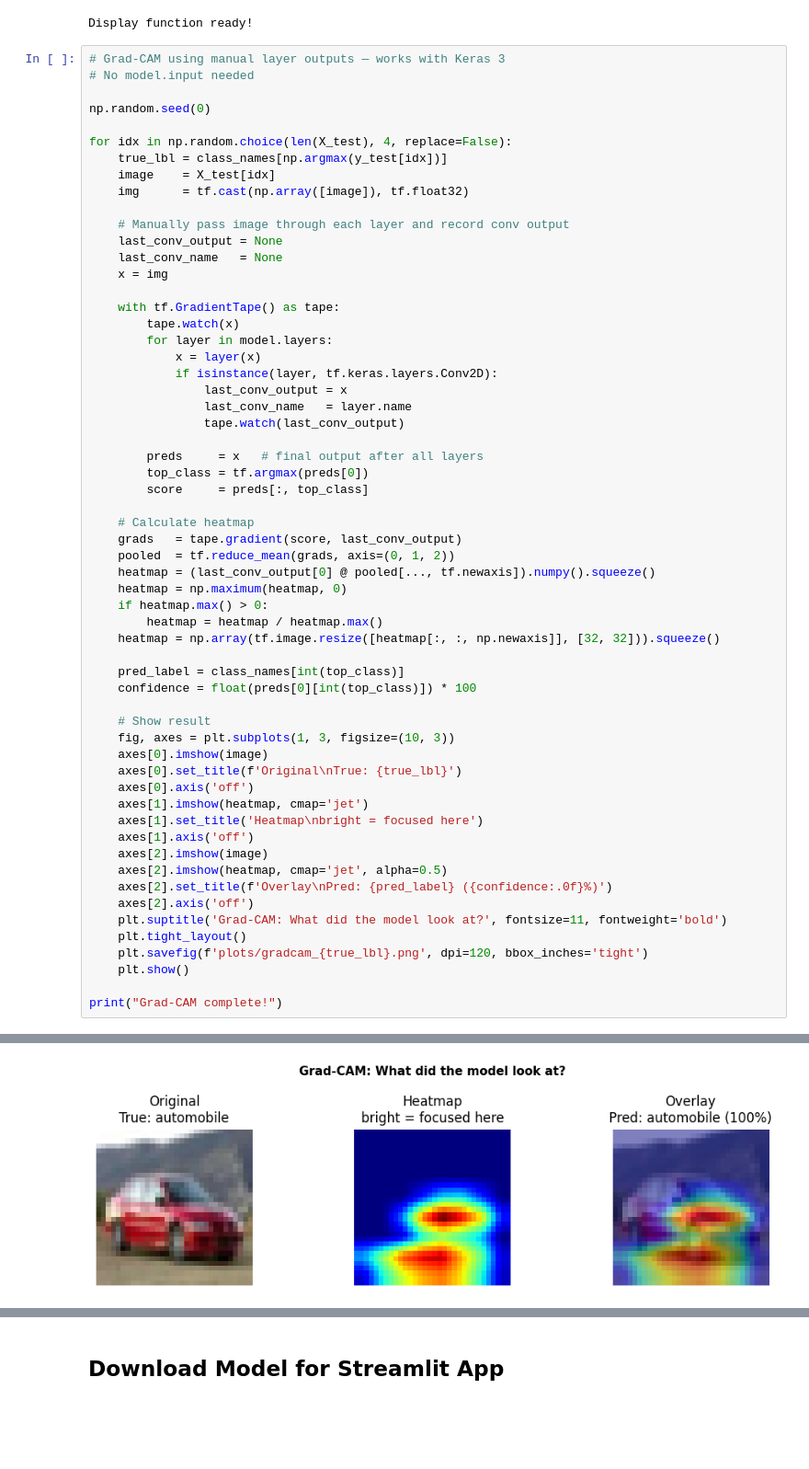
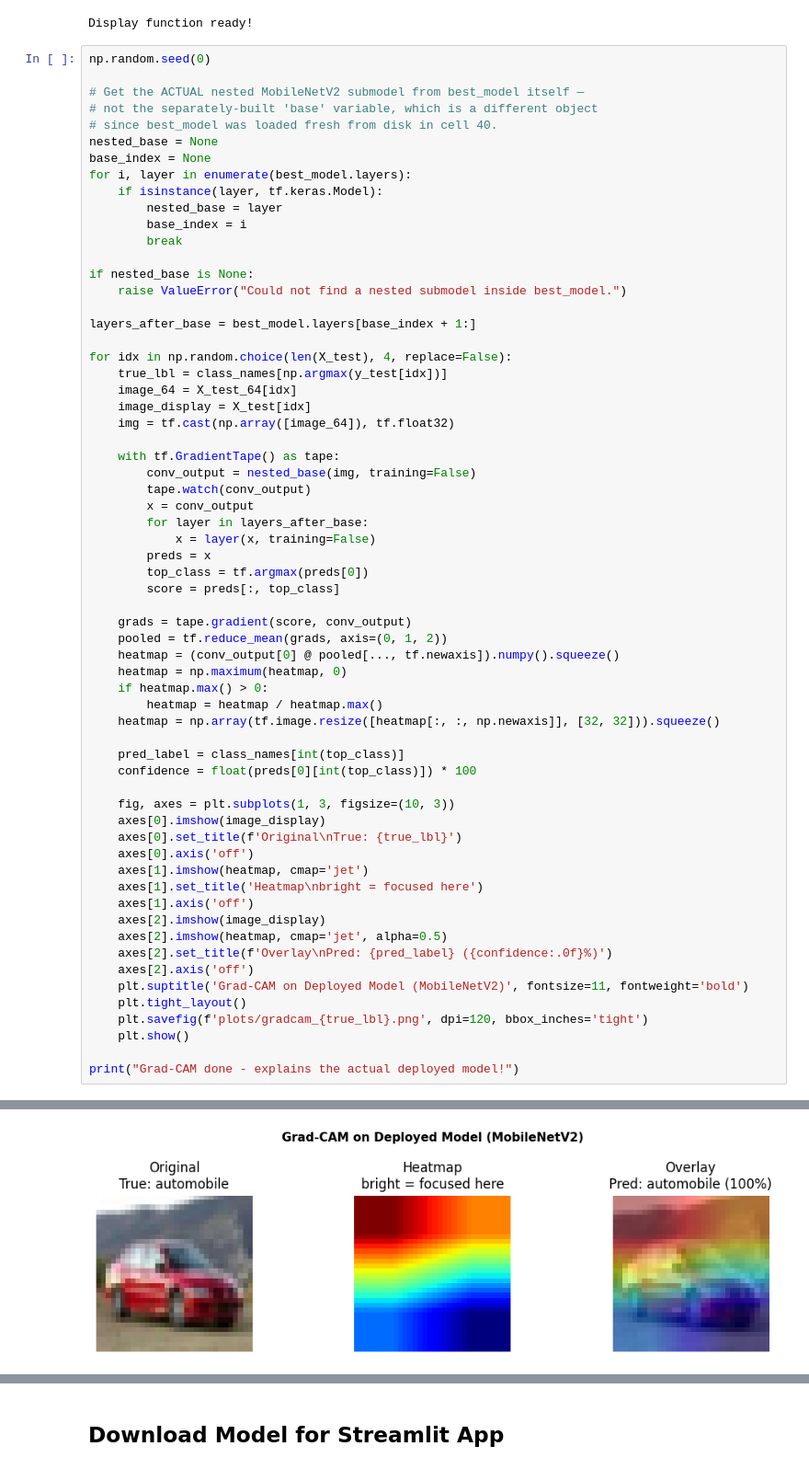
Before and after one commit to PrekshyaS12/image-classifier, a Jupyter notebook: notebooks/image_classifier.ipynb, the cells around one changed output, grey strips where cells are left out. Shown at 92% size. Saved outputs shown, nothing was run; the diff lists cells and outputs as text; blank space fills up the shorter version.

```diff
--- a/notebooks/image_classifier.ipynb
+++ b/notebooks/image_classifier.ipynb
@@ -1163,38 +1154,43 @@ print("Display function ready!")
 # %% [output]
 Display function ready!
 # %%
-# Grad-CAM using manual layer outputs — works with Keras 3
-# No model.input needed
+np.random.seed(0)
 
-np.random.seed(0)
+# Get the ACTUAL nested MobileNetV2 submodel from best_model itself —
+# not the separately-built 'base' variable, which is a different object
+# since best_model was loaded fresh from disk in cell 40.
+nested_base = None
+base_index = None
+for i, layer in enumerate(best_model.layers):
+    if isinstance(layer, tf.keras.Model):
+        nested_base = layer
+        base_index = i
+        break
+
+if nested_base is None:
+    raise ValueError("Could not find a nested submodel inside best_model.")
+
+layers_after_base = best_model.layers[base_index + 1:]
 
 for idx in np.random.choice(len(X_test), 4, replace=False):
     true_lbl = class_names[np.argmax(y_test[idx])]
-    image    = X_test[idx]
-    img      = tf.cast(np.array([image]), tf.float32)
-
-    # Manually pass image through each layer and record conv output
-    last_conv_output = None
-    last_conv_name   = None
-    x = img
+    image_64 = X_test_64[idx]
+    image_display = X_test[idx]
+    img = tf.cast(np.array([image_64]), tf.float32)
 
     with tf.GradientTape() as tape:
-        tape.watch(x)
-        for layer in model.layers:
-            x = layer(x)
-            if isinstance(layer, tf.keras.layers.Conv2D):
-                last_conv_output = x
-                last_conv_name   = layer.name
-                tape.watch(last_conv_output)
+        conv_output = nested_base(img, training=False)
+        tape.watch(conv_output)
+        x = conv_output
+        for layer in layers_after_base:
+            x = layer(x, training=False)
+        preds = x
+        top_class = tf.argmax(preds[0])
+        score = preds[:, top_class]
 
-        preds     = x   # final output after all layers
-        top_class = tf.argmax(preds[0])
-        score     = preds[:, top_class]
-
-    # Calculate heatmap
-    grads   = tape.gradient(score, last_conv_output)
-    pooled  = tf.reduce_mean(grads, axis=(0, 1, 2))
-    heatmap = (last_conv_output[0] @ pooled[..., tf.newaxis]).numpy().squeeze()
+    grads = tape.gradient(score, conv_output)
+    pooled = tf.reduce_mean(grads, axis=(0, 1, 2))
+    heatmap = (conv_output[0] @ pooled[..., tf.newaxis]).numpy().squeeze()
     heatmap = np.maximum(heatmap, 0)
     if heatmap.max() > 0:
         heatmap = heatmap / heatmap.max()
@@ -1203,22 +1199,21 @@ for idx in np.random.choice(len(X_test), 4, replace=False):
     pred_label = class_names[int(top_class)]
     confidence = float(preds[0][int(top_class)]) * 100
 
-    # Show result
     fig, axes = plt.subplots(1, 3, figsize=(10, 3))
-    axes[0].imshow(image)
+    axes[0].imshow(image_display)
     axes[0].set_title(f'Original\nTrue: {true_lbl}')
     axes[0].axis('off')
     axes[1].imshow(heatmap, cmap='jet')
     axes[1].set_title('Heatmap\nbright = focused here')
     axes[1].axis('off')
-    axes[2].imshow(image)
+    axes[2].imshow(image_display)
     axes[2].imshow(heatmap, cmap='jet', alpha=0.5)
     axes[2].set_title(f'Overlay\nPred: {pred_label} ({confidence:.0f}%)')
     axes[2].axis('off')
-    plt.suptitle('Grad-CAM: What did the model look at?', fontsize=11, fontweight='bold')
+    plt.suptitle('Grad-CAM on Deployed Model (MobileNetV2)', fontsize=11, fontweight='bold')
     plt.tight_layout()
     plt.savefig(f'plots/gradcam_{true_lbl}.png', dpi=120, bbox_inches='tight')
     plt.show()
 
-print("Grad-CAM complete!")
+print("Grad-CAM done - explains the actual deployed model!")
 # %% [output]
@@ -1226 +1221 @@ print("Grad-CAM complete!")
-[figure, old version]
+[figure, new version]
```
Also changed, not shown: parts of 17 cells of this notebook, 10 other files.
